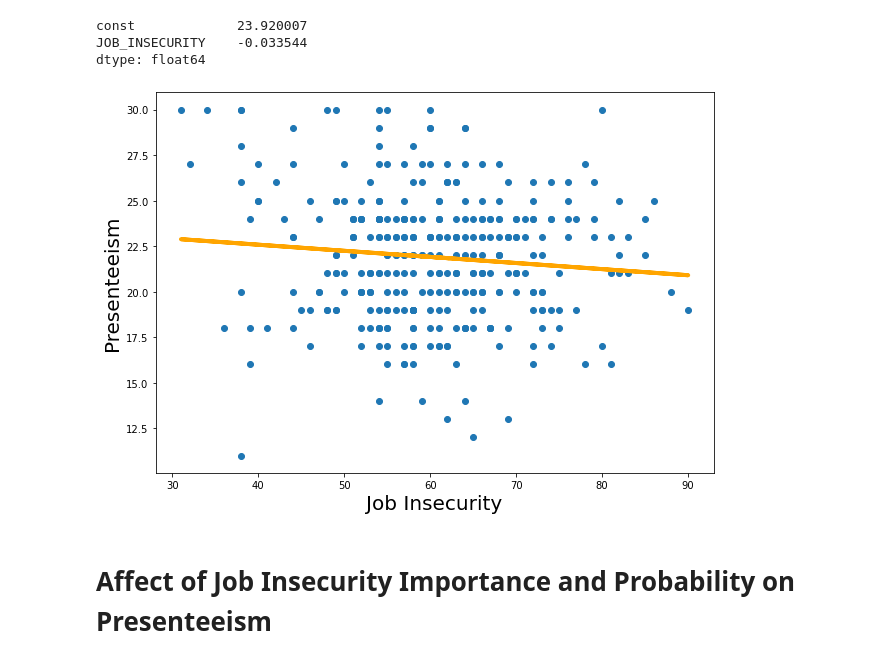
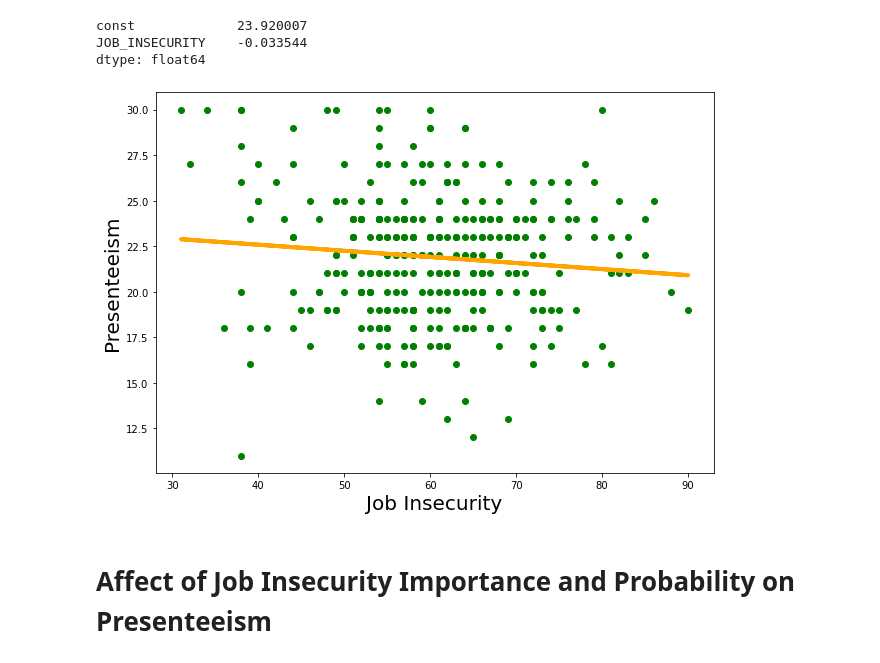
Before and after one commit to sarfarazahamed2k/Presenteeism, a Jupyter notebook: Job_Insecurity.ipynb, the cells around one changed output. Drawn from its saved outputs; the diff is of its cells as text; code cells hidden in the pictures.

```diff
--- a/Job_Insecurity.ipynb
+++ b/Job_Insecurity.ipynb
@@ -50,14 +50,14 @@ JOB_INSECURITY    -0.033544
 dtype: float64
 # %%
 plt.figure(figsize=(10,7))
-plt.scatter(x1,y)
+plt.scatter(x1,y,color='green')
 yhat = -0.033544*x1 + 23.92007
 fig = plt.plot(x1,yhat, lw=4, c='orange', label ='regression line')
 plt.xlabel('Job Insecurity', fontsize = 20)
 plt.ylabel('Presenteeism', fontsize = 20)
 plt.show()
 # %% [output]
-[figure, old version]
+[figure, new version]
 # %% [markdown]
 # Affect of Job Insecurity Importance and Probability on Presenteeism
 # %%
```
Also changed, not shown: parts of 3 cells of this notebook.
